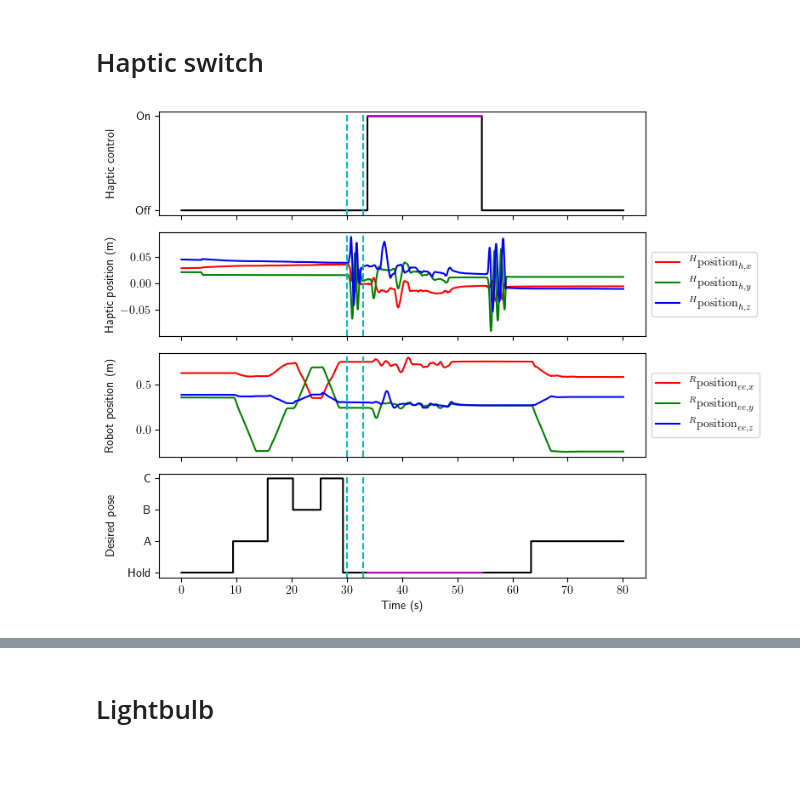
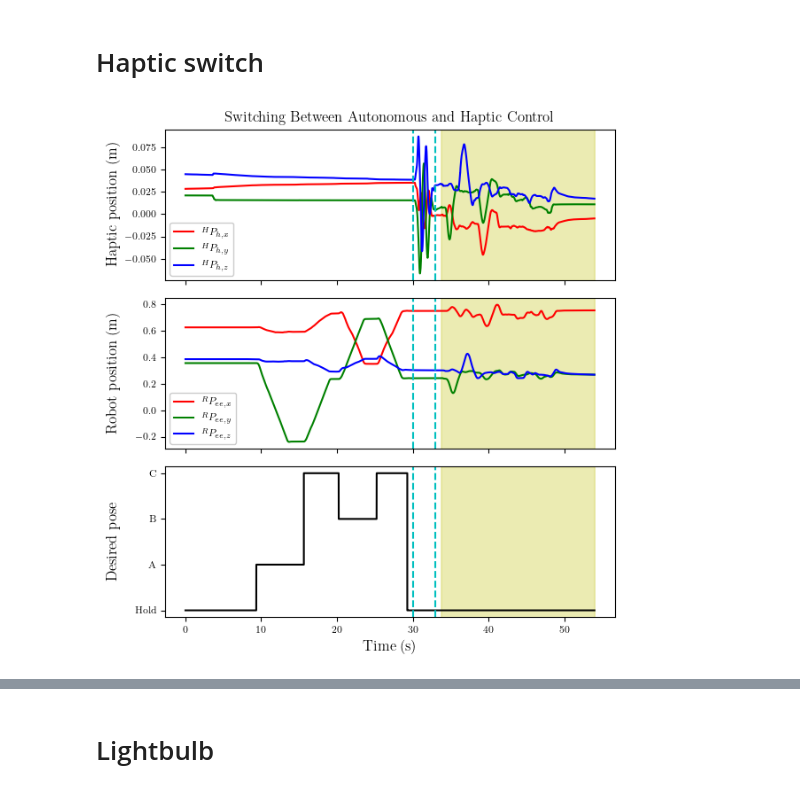
Before and after one commit to egalbally/LearningRobotSkills, a Jupyter notebook: plotter.ipynb, the cells around one changed output, grey strips where cells are left out. Saved outputs shown, nothing was run; the diff lists cells and outputs as text; code cells hidden in the pictures; blank space fills up the shorter version.

Commit message:
revised plotter for visualizing data

```diff
--- a/plotter.ipynb
+++ b/plotter.ipynb
@@ -9,7 +30,8 @@ plt.rcParams['text.usetex'] = True
 # %%
 with open('./data/switch/switch_13dec_00_17_sc5_tk3', 'rb') as f:
     clean_lines = (line.replace(b',',b'').replace(b'[',b'').replace(b']',b'') for line in f)
-    data = np.genfromtxt(clean_lines, dtype=float, delimiter=None, skip_header=2)
+#     data = np.genfromtxt(clean_lines, dtype=float, delimiter=None, skip_header=2)
+    data = np.genfromtxt(clean_lines, dtype=float, delimiter=None, skip_header=2, skip_footer=2600)
 
 n_rows, n_cols = np.shape(data)
 time = data[:,0]
@@ -26,53 +48,68 @@ for i in range(n_rows):
     haptic_ori[i] = np.vstack((data[i,5:8], data[i,8:11], data[i,11:14]))
     ee_ori[i] = np.vstack((data[i,15:18], data[i,18:21], data[i,21:24]))
 # %%
-n_plots = 4
-fig, axs = plt.subplots(n_plots, 1, sharex=True, figsize=(8,6))
+n_plots = 3
+fig, axs = plt.subplots(n_plots, 1, sharex=True, figsize=(6,6))
 
 # color x,y,z as rgb with labels
 color_list = ['r', 'g', 'b']
-haptic_labels = [r'$^{H} \textrm{position}_{h,x}$',
-                 r'$^{H} \textrm{position}_{h,y}$',
-                 r'$^{H} \textrm{position}_{h,z}$']
-robot_labels = [r'$^{R} \textrm{position}_{ee,x}$',
-                r'$^{R} \textrm{position}_{ee,y}$',
-                r'$^{R} \textrm{position}_{ee,z}$']
+haptic_labels = [r'$^{H} P_{h,x}$',
+                 r'$^{H} P_{h,y}$',
+                 r'$^{H} P_{h,z}$']
+robot_labels = [r'$^{R} P_{ee,x}$',
+                r'$^{R} P_{ee,y}$',
+                r'$^{R} P_{ee,z}$']
 for i, color in enumerate(color_list):
-    axs[1].plot(time, haptic_pos[:,i], color=color, label=haptic_labels[i])
-    axs[2].plot(time, ee_pos[:,i], color=color, label=robot_labels[i])
+    axs[0].plot(time, haptic_pos[:,i], color=color, label=haptic_labels[i])
+    axs[1].plot(time, ee_pos[:,i], color=color, label=robot_labels[i])
 
 # make step plots for integer data
 on_ind = np.asarray(haptic_control_on == 1).nonzero()
-axs[0].step(time, haptic_control_on, 'k')
-axs[3].step(time, ee_pose_num_des, 'k')
-axs[0].step(time[on_ind], haptic_control_on[on_ind], 'm')
-axs[3].step(time[on_ind], ee_pose_num_des[on_ind], 'm')
+# axs[0].step(time, haptic_control_on, 'k')
+axs[2].step(time, ee_pose_num_des, 'k')
+# axs[0].step(time[on_ind], haptic_control_on[on_ind], 'm')
+# axs[2].step(time[on_ind], ee_pose_num_des[on_ind], 'm')
 
 # set integer data y-labels
-axs_indices = [0, 3]
-y_ticks = [[0, 1], [0, 1, 2, 3]]
-y_tick_labels = [["Off", "On"], ["Hold", "A", "B", "C"]]
+# axs_indices = [0, 3]
+# y_ticks = [[0, 1], [0, 1, 2, 3]]
+# y_tick_labels = [["Off", "On"], ["Hold", "A", "B", "C"]]
+axs_indices = [2]
+y_ticks = [[0, 1, 2, 3]]
+y_tick_labels = [["Hold", "A", "B", "C"]]
 for i, axs_index in enumerate(axs_indices):
     axs[axs_index].set_yticks(y_ticks[i])
     axs[axs_index].set_yticklabels(y_tick_labels[i])
 
-# set vertical lines and all y-labels
 x_positions = [30, 33]
-y_labels = ["Haptic control", "Haptic position (m)", "Robot position (m)", "Desired pose"]
+# y_labels = ["Haptic control", "Haptic position (m)", "Robot position (m)", "Desired pose"]
+y_labels = ["Haptic position (m)", "Robot position (m)", "Desired pose"]
 for i in range(n_plots):
     axs[i].set_ylabel(y_labels[i])
+
+    # highlight haptic control on area
+    ymin, ymax = axs[i].get_ylim()
+    axs[i].set_ylim((ymin,ymax))
+    axs[i].fill_between(time, ymin, ymax, where=(haptic_control_on==1),
+                   alpha=0.3, color='y')
+
     # add vertical lines
     for x_position in x_positions:
         axs[i].axvline(x=x_position, color='c', linestyle='--')
 
-axs[1].legend(loc='center left', bbox_to_anchor=(1, 0.5))
-axs[2].legend(loc='center left', bbox_to_anchor=(1, 0.5))
+#     axs[i].text(40.5, ymin + (ymax-ymin)/6, 'Haptic control on')
+
+# axs[0].legend(loc='center left', bbox_to_anchor=(1, 0.5))
+# axs[1].legend(loc='center left', bbox_to_anchor=(1, 0.5))
+axs[0].legend(loc='lower left', framealpha=1)
+axs[1].legend(loc='lower left', framealpha=1)
 
 fig.align_ylabels()
 fig.tight_layout()
 
+axs[0].set_title("Switching Between Autonomous and Haptic Control")
 plt.xlabel("Time (s)")
 plt.show()
 # %% [output]
-[figure, old version]
+[figure, new version]
 # %%
```
Also changed, not shown: parts of 33 cells of this notebook.
